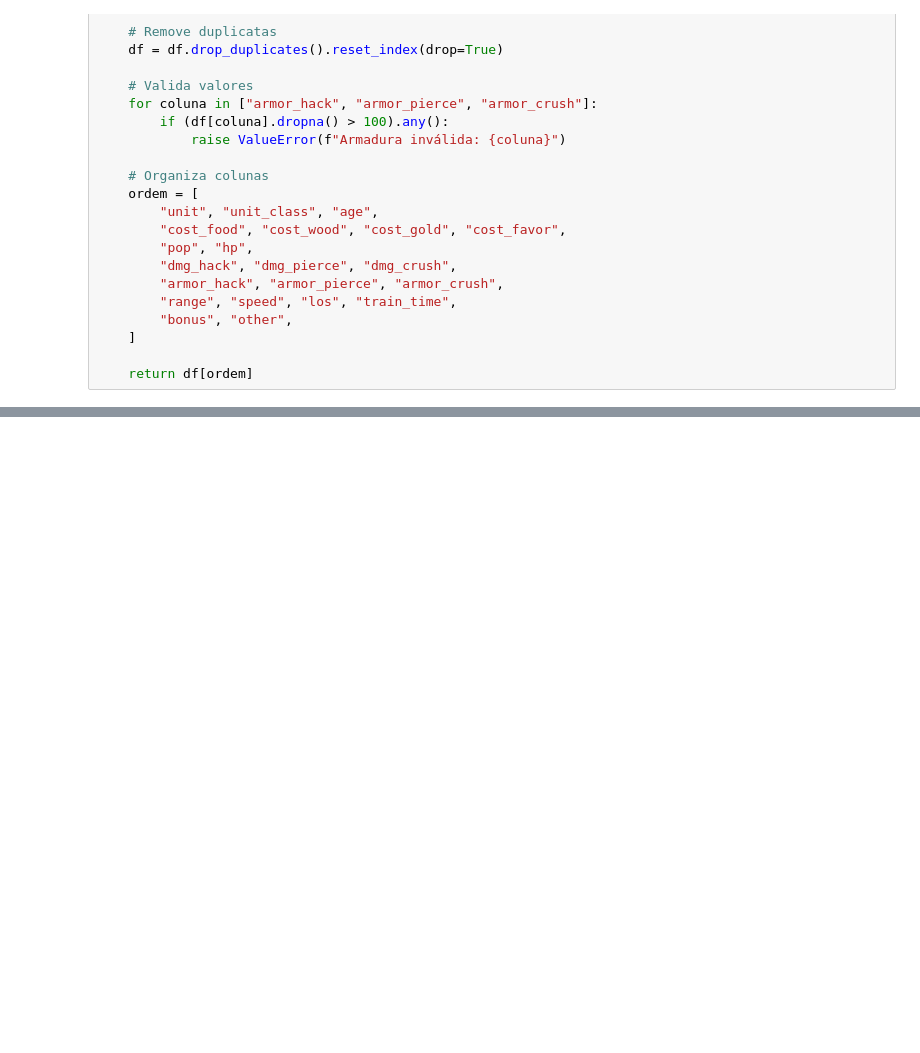
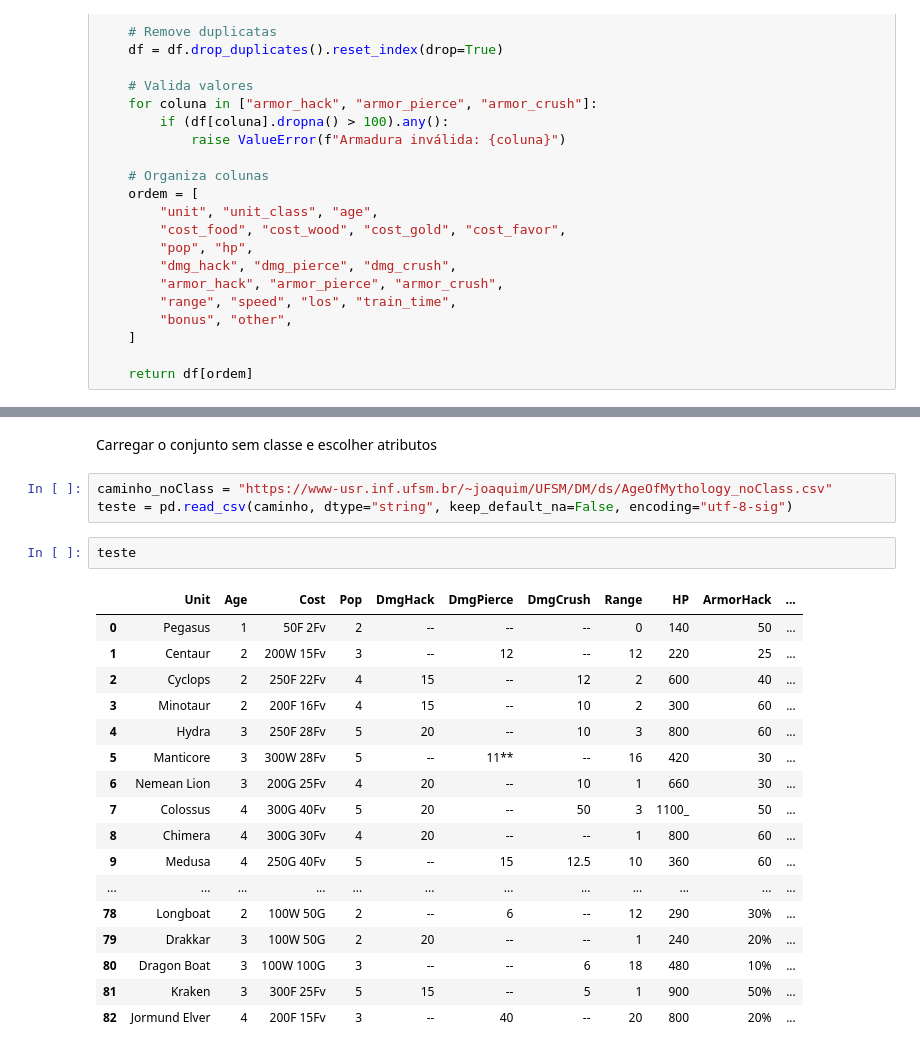
Before and after one commit to yasminfrancagarcia/trab2_final_mineracao, a Jupyter notebook: ageofmithology.ipynb, the cells around one changed output, grey strips where cells are left out. Saved outputs shown, nothing was run; the diff lists cells and outputs as text; blank space fills up the shorter version.

```diff
--- a/ageofmithology.ipynb
+++ b/ageofmithology.ipynb
@@ -197,0 +233,25 @@ display(df)
+# %% [markdown]
+Carregar o conjunto sem classe e escolher atributos
+# %%
+caminho_noClass = "https://www-usr.inf.ufsm.br/~joaquim/UFSM/DM/ds/AgeOfMythology_noClass.csv"
+teste = pd.read_csv(caminho, dtype="string", keep_default_na=False, encoding="utf-8-sig")
+# %%
+teste
+# %% [output]
+|  | Unit | Age | Cost | Pop | DmgHack | DmgPierce | DmgCrush | Range | HP | ArmorHack | ... |
+| 0 | Pegasus | 1 | 50F 2Fv | 2 | -- | -- | -- | 0 | 140 | 50 | ... |
+| 1 | Centaur | 2 | 200W 15Fv | 3 | -- | 12 | -- | 12 | 220 | 25 | ... |
+| 2 | Cyclops | 2 | 250F 22Fv | 4 | 15 | -- | 12 | 2 | 600 | 40 | ... |
+| 3 | Minotaur | 2 | 200F 16Fv | 4 | 15 | -- | 10 | 2 | 300 | 60 | ... |
+| 4 | Hydra | 3 | 250F 28Fv | 5 | 20 | -- | 10 | 3 | 800 | 60 | ... |
+| 5 | Manticore | 3 | 300W 28Fv | 5 | -- | 11** | -- | 16 | 420 | 30 | ... |
+| 6 | Nemean Lion | 3 | 200G 25Fv | 4 | 20 | -- | 10 | 1 | 660 | 30 | ... |
+| 7 | Colossus | 4 | 300G 40Fv | 5 | 20 | -- | 50 | 3 | 1100_ | 50 | ... |
+| 8 | Chimera | 4 | 300G 30Fv | 4 | 20 | -- | -- | 1 | 800 | 60 | ... |
+| 9 | Medusa | 4 | 250G 40Fv | 5 | -- | 15 | 12.5 | 10 | 360 | 60 | ... |
+| ... | ... | ... | ... | ... | ... | ... | ... | ... | ... | ... | ... |
+| 78 | Longboat | 2 | 100W 50G | 2 | -- | 6 | -- | 12 | 290 | 30% | ... |
+| 79 | Drakkar | 3 | 100W 50G | 2 | 20 | -- | -- | 1 | 240 | 20% | ... |
+| 80 | Dragon Boat | 3 | 100W 100G | 3 | -- | -- | 6 | 18 | 480 | 10% | ... |
+| 81 | Kraken | 3 | 300F 25Fv | 5 | 15 | -- | 5 | 1 | 900 | 50% | ... |
+| 82 | Jormund Elver | 4 | 200F 15Fv | 3 | -- | 40 | -- | 20 | 800 | 20% | ... |
```
Also changed, not shown: parts of 11 cells of this notebook.
